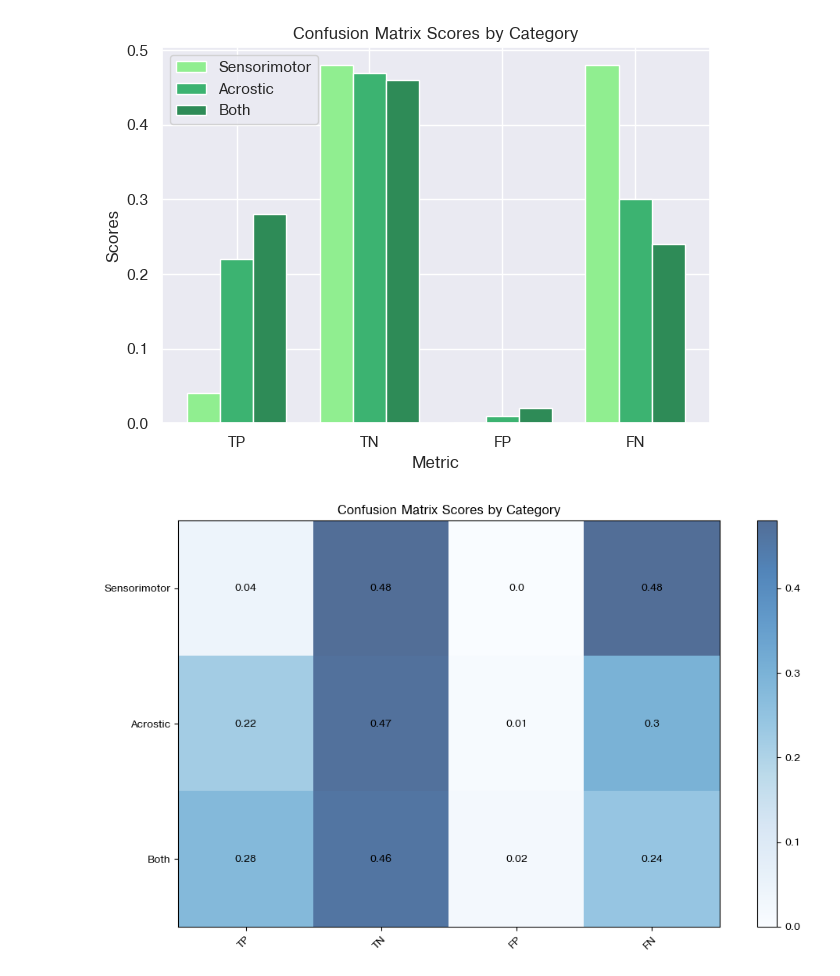
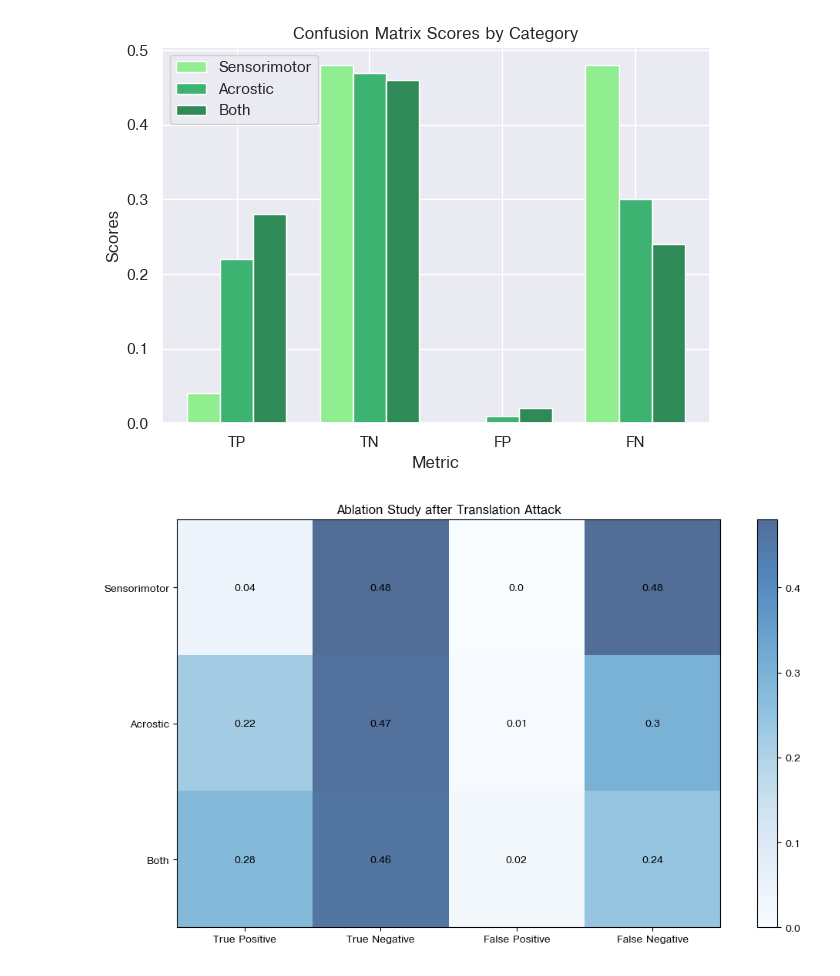
Before and after one commit to CommodoreEU/master-generation, a Jupyter notebook: notebook.ipynb, the cells around one changed output. Cells and saved outputs as stored; diff of their text form; code cells hidden in the pictures.

Commit message:
updated new plots

```diff
--- a/notebook.ipynb
+++ b/notebook.ipynb
@@ -3006,7 +3006,7 @@ import matplotlib.colors as mcolors
 plt.rcParams['font.family'] = 'Helvetica'
 # Updated data from the table
 categories = ['Sensorimotor', 'Acrostic', 'Both']
-metrics = ['TP', 'TN', 'FP', 'FN']
+metrics = ['True Positive', 'True Negative', 'False Positive', 'False Negative']
 data = np.array([
     [0.04, 0.48, 0.0, 0.48],  # Sensorimotor
     [0.22, 0.47, 0.01, 0.30],  # Acrostic
@@ -3026,37 +3026,36 @@ lighter_cmap = mcolors.LinearSegmentedColormap.from_list('lighter_' + original_c
 fig, ax = plt.subplots(figsize=(10, 6))
 im = ax.imshow(data, cmap=lighter_cmap)
 
 # We want to show all ticks...
 ax.set_xticks(np.arange(len(metrics)))
 ax.set_yticks(np.arange(len(categories)))
 # ... and label them with the respective list entries
 ax.set_xticklabels(metrics)
 ax.set_yticklabels(categories)
 
 # Rotate the tick labels and set their alignment.
-plt.setp(ax.get_xticklabels(), rotation=45, ha="right", rotation_mode="anchor")
+#plt.setp(ax.get_xticklabels(), rotation=45, ha="right", rotation_mode="anchor")
 
 #plt.style.use('seaborn-whitegrid')
 plt.rcParams['font.family'] = 'Helvetica'
 
 # Loop over data dimensions and create text annotations.
 for i in range(len(categories)):
     for j in range(len(metrics)):
         text = ax.text(j, i, data[i, j], ha="center", va="center", color="black")
 
-ax.set_title("Confusion Matrix Scores by Category")
+ax.set_title("Ablation Study after Translation Attack")
 fig.tight_layout()
 
 
 #plt.style.use('seaborn-whitegrid')
 plt.rcParams['font.family'] = 'Helvetica'
 
 plt.colorbar(im)
-plt.show()
 
 plt.savefig('matrix_translation.png', dpi=300, bbox_inches='tight')
 # %% [output]
-[figure, old version]
+[figure, new version]
 # %%
 import matplotlib.pyplot as plt
 import numpy as np
```
Also changed, not shown: parts of 1 cell of this notebook, 2 other files.
